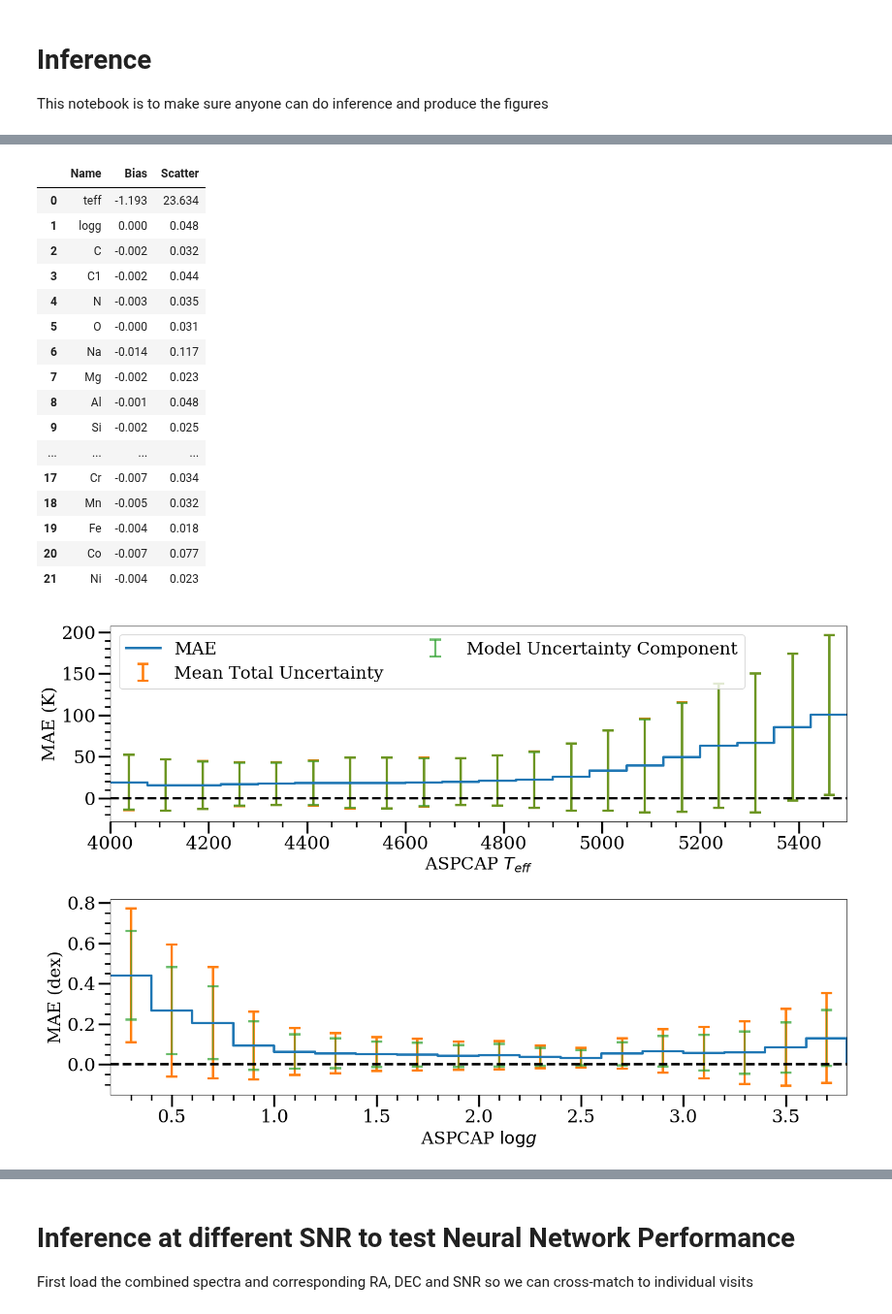
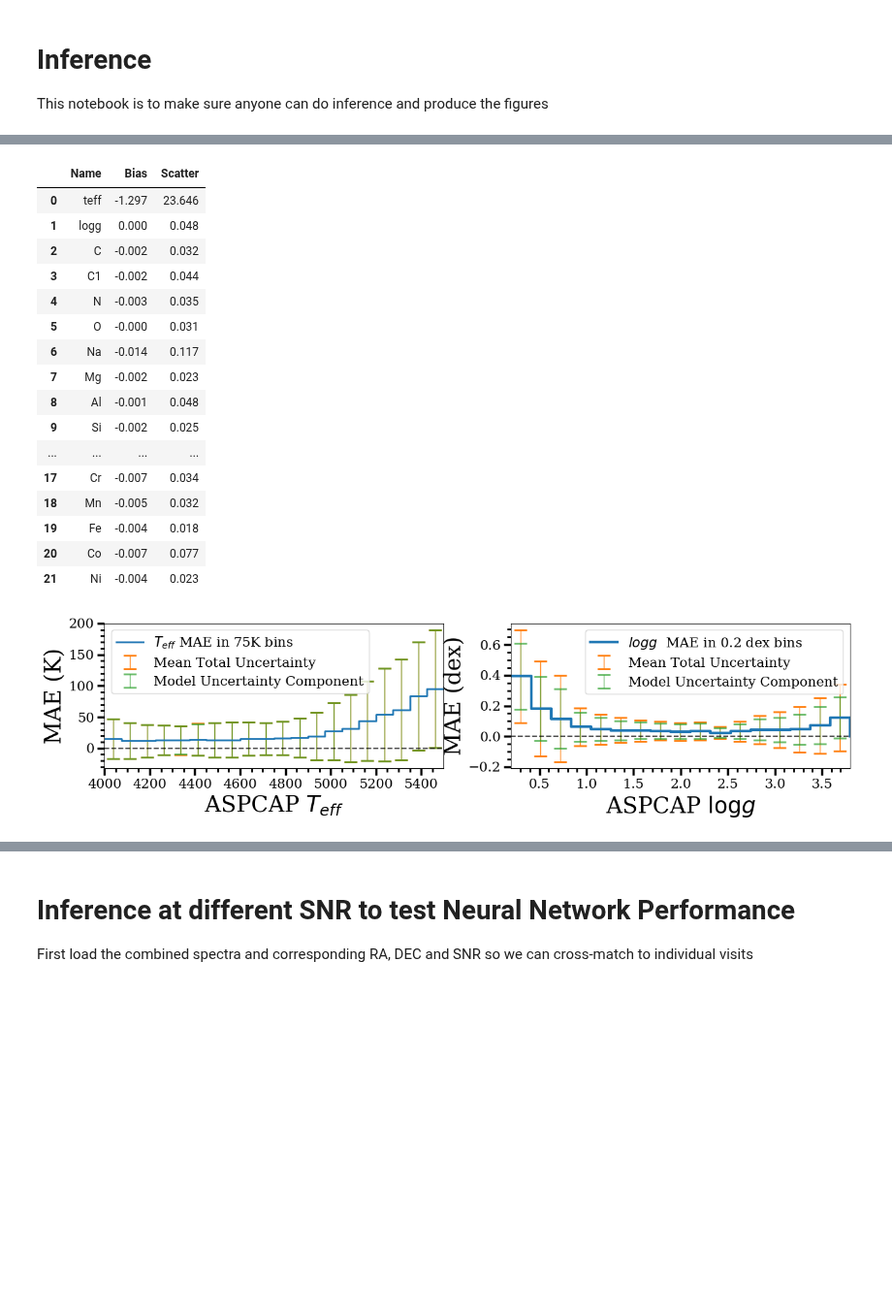
Before and after one commit to henrysky/astroNN_spectra_paper_figures, a Jupyter notebook: Inference.ipynb, the cells around one changed output, grey strips where cells are left out. Shown at 97% size. Cells and saved outputs as stored; diff of their text form; code cells hidden in the pictures; blank space fills up the shorter version.

```diff
--- a/Inference.ipynb
+++ b/Inference.ipynb
@@ -35,5 +35,6 @@ Completed Dropout Variational Inference with 100 forward passes, 354.56s elapsed
 # %%
 from astropy.stats import mad_std as mad
+from IPython.display import display, HTML
 import pandas as pd
 
 residue = (pred - y)
@@ -43,10 +44,10 @@ scatter = mad(np.ma.array(residue, mask=[y == -9999.]), axis=0)
 
 d = {'Name': bcnn.targetname, 'Bias': [f'{bias_single:.{3}f}' for bias_single in bias], 'Scatter': [f'{scatter_single:.{3}f}' for scatter_single in scatter]}
 df = pd.DataFrame(data=d)
-df
+display(HTML(df.to_html()))
 # %% [output]
 |  | Name | Bias | Scatter |
-| 0 | teff | -1.193 | 23.634 |
+| 0 | teff | -1.297 | 23.646 |
 | 1 | logg | 0.000 | 0.048 |
 | 2 | C | -0.002 | 0.032 |
 | 3 | C1 | -0.002 | 0.044 |
@@ -82,65 +83,70 @@ spaces_teff = np.linspace(low_teff, high_teff, number_bin+1)
 
 for i in range(number_bin):
     idx = [(y[:,aspcap_idx]<spaces_teff[i+1])&(y[:,aspcap_idx]>spaces_teff[i])]
-    mean_abs_diff_teff.append(np.mean(np.abs(pred[:, aspcap_idx][idx] - y[:,aspcap_idx][idx])))
-    mean_confidence_teff.append(np.mean(pred_err['total'][:, aspcap_idx][idx]))
-    mean_modelconfidence_teff.append(np.mean(pred_err['model'][:, aspcap_idx][idx]))
+    mean_abs_diff_teff.append(np.median(np.abs(pred[:, aspcap_idx][idx] - y[:,aspcap_idx][idx])))
+    mean_confidence_teff.append(np.median(pred_err['total'][:, aspcap_idx][idx]))
+    mean_modelconfidence_teff.append(np.median(pred_err['model'][:, aspcap_idx][idx]))
 
 mean_abs_diff_teff.append(0.)
 mean_confidence_teff.append(0.)
 mean_modelconfidence_teff.append(0.)
 
 # Log(g)
 aspcap_idx = 1
-number_bin = 18
+number_bin = 17
 low_logg = 0.2
 high_logg = 3.8
 mean_abs_diff_logg = []
 mean_confidence_logg = []
 mean_modelconfidence_logg = []
 spaces_logg = np.linspace(low_logg, high_logg, number_bin+1)
 
 # Binning
 for i in range(number_bin):
     idx = [(y[:,aspcap_idx]<spaces_logg[i+1])&(y[:,aspcap_idx]>spaces_logg[i])]
-    mean_abs_diff_logg.append(np.mean(np.abs(pred[:, aspcap_idx][idx] - y[:,aspcap_idx][idx])))
-    mean_confidence_logg.append(np.mean(pred_err['total'][:, aspcap_idx][idx]))
-    mean_modelconfidence_logg.append(np.mean(pred_err['model'][:, aspcap_idx][idx]))
+    mean_abs_diff_logg.append(np.median(np.abs(pred[:, aspcap_idx][idx] - y[:,aspcap_idx][idx])))
+    mean_confidence_logg.append(np.median(pred_err['total'][:, aspcap_idx][idx]))
+    mean_modelconfidence_logg.append(np.median(pred_err['model'][:, aspcap_idx][idx]))
 
 mean_abs_diff_logg.append(0.)
 mean_confidence_logg.append(0.)
 mean_modelconfidence_logg.append(0.)
 
 # setup plots
-f, ax = plt.subplots(2,figsize=(15, 10), dpi=100)
+f, ax = plt.subplots(1, 2,figsize=(15, 3), dpi=100)
 
-ax[0].plot(spaces_teff, mean_abs_diff_teff, ls='steps-post', linewidth=3., label='MAE')
-ax[0].errorbar(spaces_teff+37.5, mean_abs_diff_teff, yerr=mean_confidence_teff, linestyle='None', capsize=7, elinewidth=3., capthick=3., label='Mean Total Uncertainty')
-ax[0].errorbar(spaces_teff+37.5, mean_abs_diff_teff, yerr=mean_modelconfidence_teff, linestyle='None', capsize=7, elinewidth=3., capthick=3., alpha=0.7, label='Model Uncertainty Component')
-ax[0].set_xlabel('ASPCAP ' +"$T_{eff}$", fontsize=22)
-ax[0].set_ylabel('MAE (K)', fontsize=22)
+ax[0].plot(spaces_teff, mean_abs_diff_teff, ls='steps-post', linewidth=2., label='$T_{eff}$' + ' MAE in 75K bins')
+ax[0].errorbar(spaces_teff+37.5, mean_abs_diff_teff, yerr=mean_confidence_teff, linestyle='None', capsize=7,
+               elinewidth=1., capthick=2., label='Mean Total Uncertainty')
+ax[0].errorbar(spaces_teff+37.5, mean_abs_diff_teff, yerr=mean_modelconfidence_teff, linestyle='None', capsize=7,
+               elinewidth=1., capthick=2., alpha=0.7, label='Model Uncertainty Component')
+ax[0].set_xlabel('ASPCAP ' +"$T_{eff}$", fontsize=25)
+ax[0].set_ylabel('MAE (K)', fontsize=25)
 ax[0].set_xlim((low_teff, high_teff-2))
-ax[0].axhline(0, ls='--', c='k', lw=3.)
-ax[0].legend(loc='best', fontsize=22, ncol=2)
+ax[0].axhline(0, ls='--', c='k', alpha=0.7)
+ax[0].legend(loc='best', fontsize=15)
 ax[0].minorticks_on()
-ax[0].tick_params(labelsize=23, width=2.5, length=15, which='major')
-ax[0].tick_params(width=2, length=7, which='minor')
+ax[0].tick_params(labelsize=15, width=2.5, length=8, which='major')
+ax[0].tick_params(width=2, length=4, which='minor')
 
 ax[1].plot(spaces_logg, mean_abs_diff_logg, ls='steps-post', linewidth=3., label='$log{g}$' + '  MAE in 0.2 dex bins')
-ax[1].errorbar(spaces_logg+0.1, mean_abs_diff_logg, yerr=mean_confidence_logg, linestyle='None', capsize=7, elinewidth=3., capthick=3., label='Mean Total Uncertainty')
-ax[1].errorbar(spaces_logg+0.1, mean_abs_diff_logg, yerr=mean_modelconfidence_logg, linestyle='None', capsize=7, elinewidth=0., capthick=3., alpha=0.7, label='Model Uncertainty Component')
-ax[1].set_xlabel('ASPCAP ' +"$\log{g}$", fontsize=22)
-ax[1].set_ylabel('MAE (dex)', fontsize=22)
+ax[1].errorbar(spaces_logg+0.1, mean_abs_diff_logg, yerr=mean_confidence_logg, linestyle='None', capsize=7,
+               elinewidth=1., capthick=2., label='Mean Total Uncertainty')
+ax[1].errorbar(spaces_logg+0.1, mean_abs_diff_logg, yerr=mean_modelconfidence_logg, linestyle='None', capsize=7,
+               elinewidth=1., capthick=2., alpha=0.7, label='Model Uncertainty Component')
+ax[1].set_xlabel('ASPCAP ' +"$\log{g}$", fontsize=25)
+ax[1].set_ylabel('MAE (dex)', fontsize=25)
 ax[1].set_xlim((low_logg, high_logg-0.001))
-ax[1].axhline(0, ls='--', c='k', lw=3.)
+ax[1].axhline(0, ls='--', c='k', alpha=0.7)
 ax[1].minorticks_on()
-ax[1].tick_params(labelsize=23, width=2.5, length=15, which='major')
-ax[1].tick_params(width=2, length=7, which='minor')
+ax[1].legend(loc='best', fontsize=15)
+ax[1].tick_params(labelsize=15, width=2.5, length=8, which='major')
+ax[1].tick_params(width=2, length=4, which='minor')
 
-f.tight_layout()
+# f.tight_layout()
 f.savefig('delta_teff_logg.png')
 # %% [output]
-[figure, old version]
+[figure, new version]
 # %%
 %matplotlib inline
 import pylab as plt
```
Also changed, not shown: parts of 6 cells of this notebook, 9 other files.
